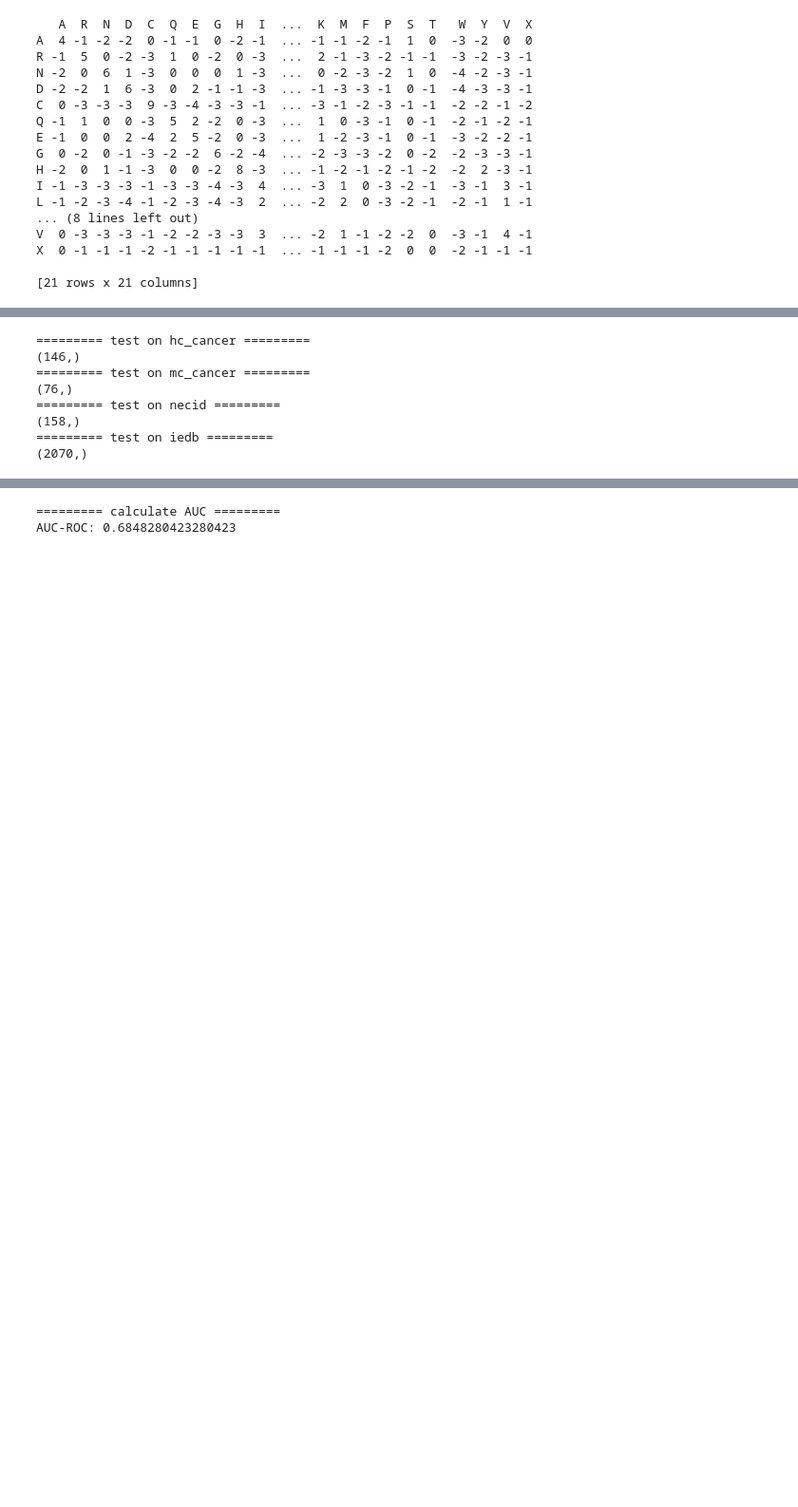
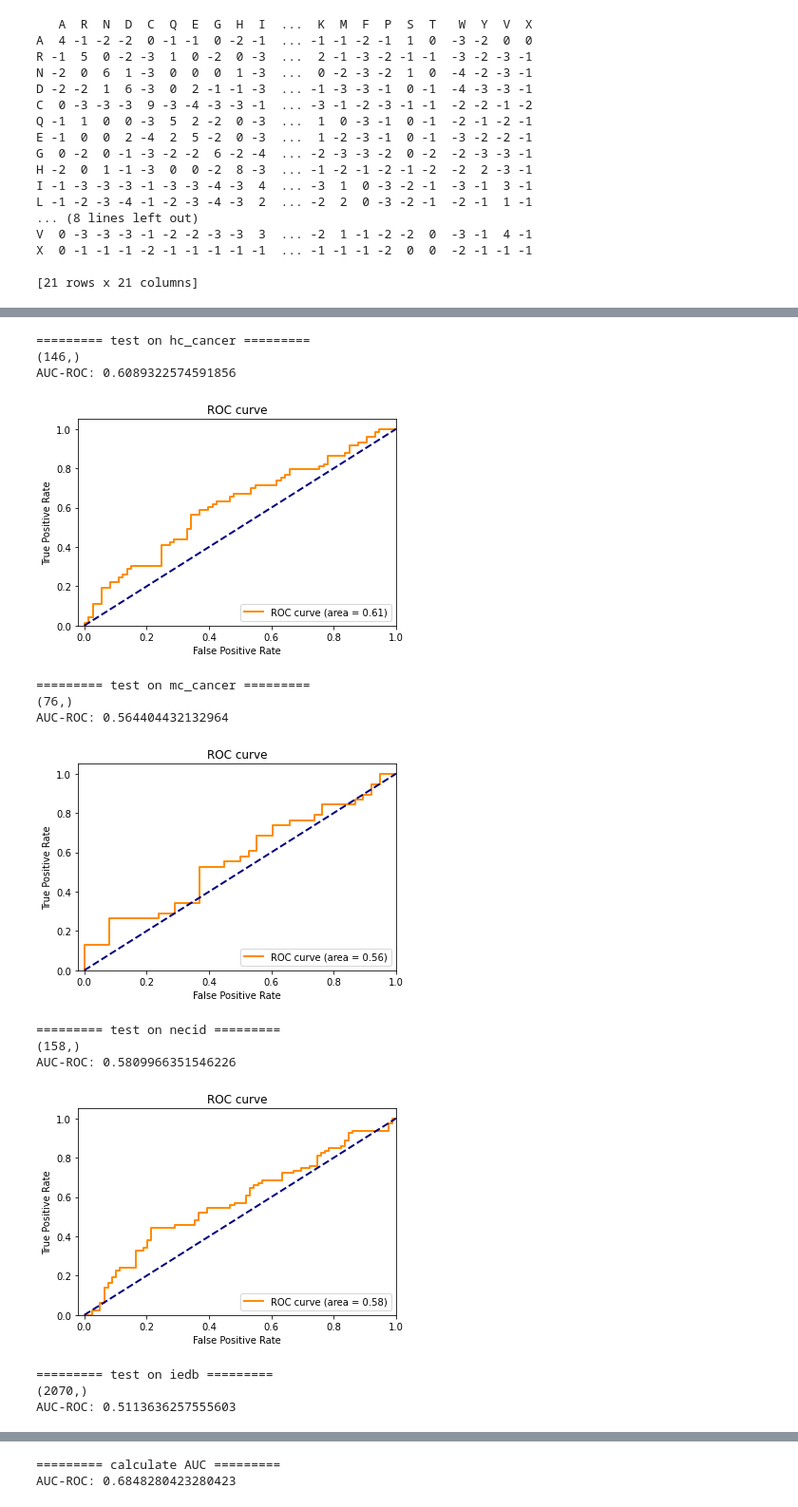
Before and after one commit to augustthedoodle/mhc_binding, a Jupyter notebook: mhc_paper_draft.ipynb, the cells around one changed output, grey strips where cells are left out. Shown at 95% size. Drawn from its saved outputs; the diff is of its cells as text; code cells hidden in the pictures; blank space fills up the shorter version.

Commit message:
added test roc

```diff
--- a/mhc_paper_draft.ipynb
+++ b/mhc_paper_draft.ipynb
@@ -260,6 +258,7 @@ ds_list = {
 }
 
 LOAD_EXISTING_DATA = True
+DUMP_SCORE = False
 if LOAD_EXISTING_DATA:
     for key in ds_list:
         store = pd.HDFStore(key+'.h5')
@@ -268,6 +267,9 @@ if LOAD_EXISTING_DATA:
         store.close()
         X_list[key] = X_
         y_list[key] = y_
+        if DUMP_SCORE:
+            df = pd.concat([X_, y_], axis=1)
+            df.to_csv(f'{key}.score.csv', index=False)
 else:
     for key, value in ds_list.items():
         X_ = []
@@ -380,18 +369,26 @@ Time to train: 331.4718265533447 sec
 # %%
 for ds in ['hc_cancer', 'mc_cancer', 'necid', 'iedb']:
     print("========= test on {} =========".format(ds))
     xgb_test = xgb.DMatrix(X_list[ds].values)
     y_pred = model.predict(xgb_test)
     print(y_pred.shape)
+    show_roc_curve(y_test = y_list[ds], y_pred = y_pred)
 
     ds_list[ds]['pred'] = y_pred
     ds_list[ds].to_csv(f'{ds}.pred.csv', index=False)
 # %% [output]
 ========= test on hc_cancer =========
 (146,)
-========= test on mc_cancer =========
-(76,)
-========= test on necid =========
-(158,)
-========= test on iedb =========
-(2070,)
+AUC-ROC: 0.6089322574591856
+[figure, added]
+========= test on mc_cancer =========
+(76,)
+AUC-ROC: 0.564404432132964
+[figure, added]
+========= test on necid =========
+(158,)
+AUC-ROC: 0.5809966351546226
+[figure, added]
+========= test on iedb =========
+(2070,)
+AUC-ROC: 0.5113636257555603
```
Also changed, not shown: parts of 5 cells of this notebook.
